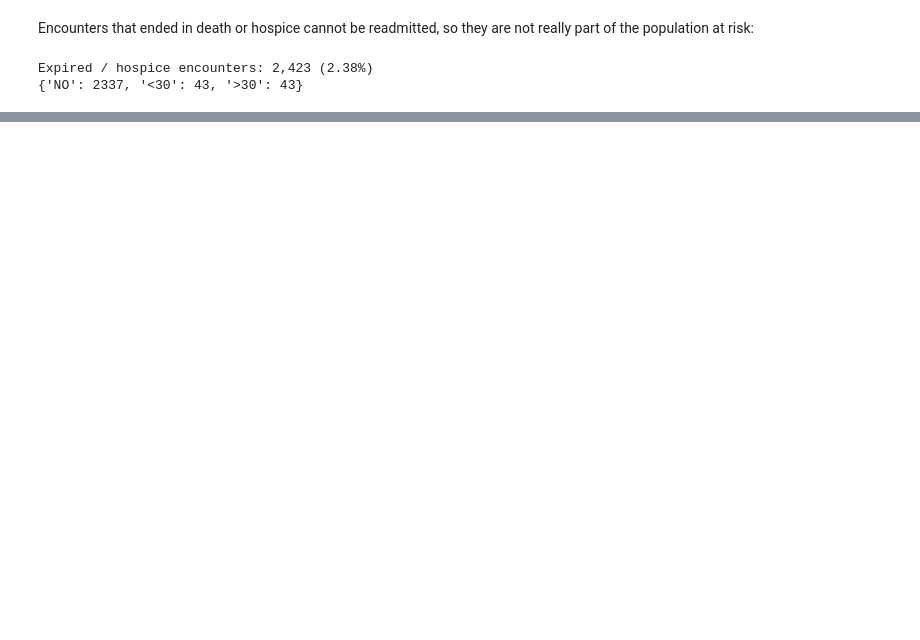
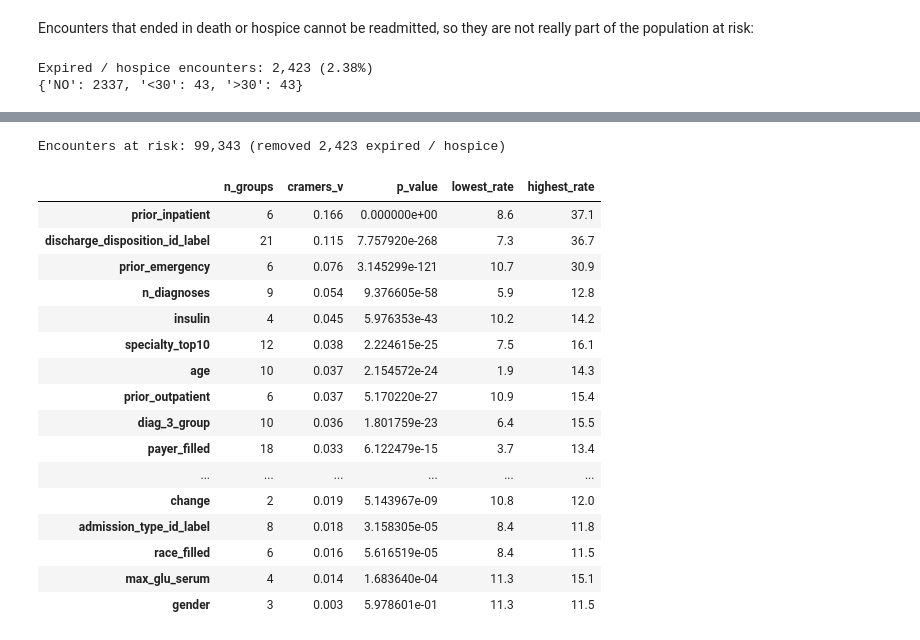
Before and after one commit to Phat-1233/Project_LTKHDL, a Jupyter notebook: notebooks/01_collection_exploration.ipynb, the cells around one changed output, grey strips where cells are left out. Drawn from its saved outputs; the diff is of its cells as text; code cells hidden in the pictures; blank space fills up the shorter version.

```diff
--- a/notebooks/01_collection_exploration.ipynb
+++ b/notebooks/01_collection_exploration.ipynb
@@ -579,0 +670,57 @@ Expired / hospice encounters: 2,423 (2.38%)
+# %%
+from scipy.stats import chi2_contingency
+
+df["diag_1_group"] = df["diag_1"].map(icd9_group)
+df["prior_inpatient"] = df["number_inpatient"].clip(upper=5)   # 5 means "5 or more"
+at_risk = df[~df["discharge_disposition_id"].isin(EXPIRED_OR_HOSPICE_CODES)].copy()
+print(f"Encounters at risk: {len(at_risk):,} (removed {len(df) - len(at_risk):,} expired / hospice)")
+
+# Readable versions of the candidate variables
+for col in ID_COLUMNS:
+    at_risk[col + "_label"] = at_risk[col].map(id_maps[col])
+top_specialties = at_risk["medical_specialty"].value_counts().index[:10]
+at_risk["specialty_top10"] = (at_risk["medical_specialty"].where(at_risk["medical_specialty"].isin(top_specialties), "Other")
+                              .where(at_risk["medical_specialty"].notna(), "Missing"))
+for col in ["diag_2", "diag_3"]:
+    at_risk[col + "_group"] = at_risk[col].map(icd9_group)
+at_risk["prior_outpatient"] = at_risk["number_outpatient"].clip(upper=5)
+at_risk["prior_emergency"] = at_risk["number_emergency"].clip(upper=5)
+at_risk["n_diagnoses"] = at_risk["number_diagnoses"].clip(upper=9)   # 9 means "9 or more"
+at_risk["race_filled"] = at_risk["race"].fillna("Missing")
+at_risk["payer_filled"] = at_risk["payer_code"].fillna("Missing")
+
+candidates = ["age", "race_filled", "gender", "payer_filled", "specialty_top10",
+              "admission_type_id_label", "discharge_disposition_id_label", "admission_source_id_label",
+              "diag_1_group", "diag_2_group", "diag_3_group", "max_glu_serum", "A1Cresult",
+              "change", "diabetesMed", "insulin", "metformin",
+              "prior_inpatient", "prior_outpatient", "prior_emergency", "n_diagnoses"]
+
+rows = {}
+for col in candidates:
+    table = pd.crosstab(at_risk[col], at_risk["readmit_30"])
+    chi2, p_value, dof, expected = chi2_contingency(table)
+    rate = readmission_rate(at_risk, col)
+    rate = rate[rate["n"] >= 100]                      # ignore tiny groups when reading min / max
+    rows[col] = {"n_groups": len(table), "cramers_v": np.sqrt(chi2 / len(at_risk)), "p_value": p_value,
+                 "lowest_rate": rate["rate"].min(), "highest_rate": rate["rate"].max()}
+association = pd.DataFrame.from_dict(rows, orient="index").sort_values("cramers_v", ascending=False)
+association.round({"cramers_v": 3, "lowest_rate": 1, "highest_rate": 1})
+# %% [output]
+Encounters at risk: 99,343 (removed 2,423 expired / hospice)
+|  | n_groups | cramers_v | p_value | lowest_rate | highest_rate |
+| prior_inpatient | 6 | 0.166 | 0.000000e+00 | 8.6 | 37.1 |
+| discharge_disposition_id_label | 21 | 0.115 | 7.757920e-268 | 7.3 | 36.7 |
+| prior_emergency | 6 | 0.076 | 3.145299e-121 | 10.7 | 30.9 |
+| n_diagnoses | 9 | 0.054 | 9.376605e-58 | 5.9 | 12.8 |
+| insulin | 4 | 0.045 | 5.976353e-43 | 10.2 | 14.2 |
+| specialty_top10 | 12 | 0.038 | 2.224615e-25 | 7.5 | 16.1 |
+| age | 10 | 0.037 | 2.154572e-24 | 1.9 | 14.3 |
+| prior_outpatient | 6 | 0.037 | 5.170220e-27 | 10.9 | 15.4 |
+| diag_3_group | 10 | 0.036 | 1.801759e-23 | 6.4 | 15.5 |
+| payer_filled | 18 | 0.033 | 6.122479e-15 | 3.7 | 13.4 |
+| ... | ... | ... | ... | ... | ... |
+| change | 2 | 0.019 | 5.143967e-09 | 10.8 | 12.0 |
+| admission_type_id_label | 8 | 0.018 | 3.158305e-05 | 8.4 | 11.8 |
+| race_filled | 6 | 0.016 | 5.616519e-05 | 8.4 | 11.5 |
+| max_glu_serum | 4 | 0.014 | 1.683640e-04 | 11.3 | 15.1 |
+| gender | 3 | 0.003 | 5.978601e-01 | 11.3 | 11.5 |
```
Also changed, not shown: parts of 20 cells of this notebook, 1 other file.
